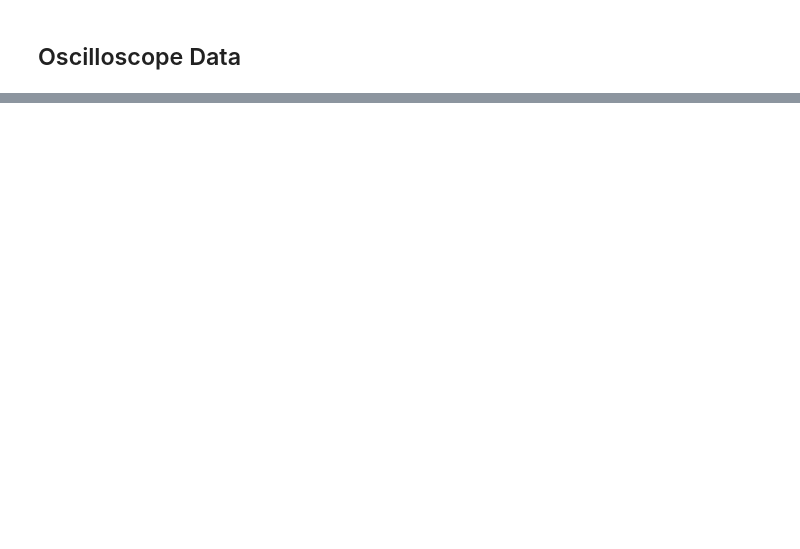
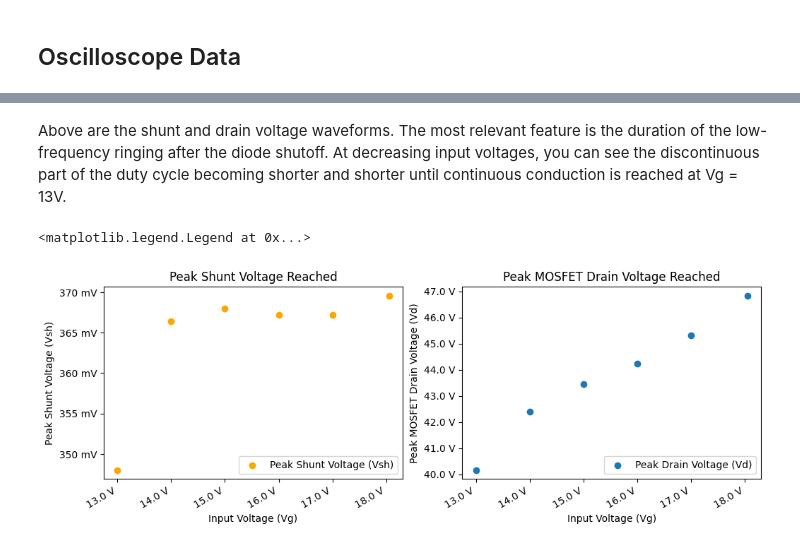
Before and after one commit to ianeyk/power-electronics, a Jupyter notebook: Lab 8/Lab8_report.ipynb, the cells around one changed output, grey strips where cells are left out. Saved outputs shown, nothing was run; the diff lists cells and outputs as text; code cells hidden in the pictures; blank space fills up the shorter version.

```diff
--- a/Lab 8/Lab8_report.ipynb
+++ b/Lab 8/Lab8_report.ipynb
@@ -53,6 +55,9 @@ plt.ylim([76, 81])
 ## Oscilloscope Data
 # %%
 filenames = ["Newfile59", "Newfile60", "Newfile1", "Newfile2", "Newfile3", "Newfile4"]
+
+max_vsh = []
+max_vd = []
 
 for index, row in power_measurements.iterrows():
     (df_oscilloscope, tspan, tstep) = helper.read_rigol_csv(f"oscilloscope_data/{filenames[index]}.csv", ch1 = "Vsh", ch2 = "Vd")
@@ -67,4 +72,8 @@ for index, row in power_measurements.iterrows():
     helper.axes_labels("Oscilloscope timestamp", "s", "MOSFET Drain Voltage (Vd)", "V", title = f"MOSFET Drain Voltage (Vd) for Vg = {row['Vg (V)']}V", ax = ax2)
     ax2.plot(df_zoom["t"], df_zoom["Vd"], label = "Drain Voltage (Vd)")
     ax2.legend(loc = "lower right")
+
+    max_vsh.append(max(df_zoom['Vsh']))
+    max_vd.append(max(df_zoom['Vd']))
+    print(f"Maximum voltages for Vg = {row['Vg (V)']}: max(Vsh) = {np.round(max(df_zoom['Vsh']), 4)}V, max(Vd) = {np.round(max(df_zoom['Vd']), 2)}V")
 # %% [output]
@@ -74,3 +89,18 @@ for index, row in power_measurements.iterrows():
 [figure]
 [figure]
 [figure]
+# %% [markdown]
+Above are the shunt and drain voltage waveforms. The most relevant feature is the duration of the low-frequency ringing after the diode shutoff. At decreasing input voltages, you can see the discontinuous part of the duty cycle becoming shorter and shorter until continuous conduction is reached at Vg = 13V.
+# %%
+fig, (ax1, ax2) = plt.subplots(nrows = 1, ncols = 2, sharex = False, sharey = False, figsize = (12, 4))
+fig.autofmt_xdate()
+helper.axes_labels("Input Voltage (Vg)", "V", "Peak Shunt Voltage (Vsh)", "V", title = "Peak Shunt Voltage Reached", ax = ax1)
+ax1.scatter(power_measurements["Vg (V)"], max_vsh, color = "orange", label = "Peak Shunt Voltage (Vsh)")
+ax1.legend(loc = "lower right")
+
+helper.axes_labels("Input Voltage (Vg)", "V", "Peak MOSFET Drain Voltage (Vd)", "V", title = "Peak MOSFET Drain Voltage Reached", ax = ax2)
+ax2.scatter(power_measurements["Vg (V)"], max_vd, label = "Peak Drain Voltage (Vd)")
+ax2.legend(loc = "lower right")
+# %% [output]
+<matplotlib.legend.Legend at 0x...>
+[figure, added]
```
Also changed, not shown: parts of 4 cells of this notebook, 1 other file.
